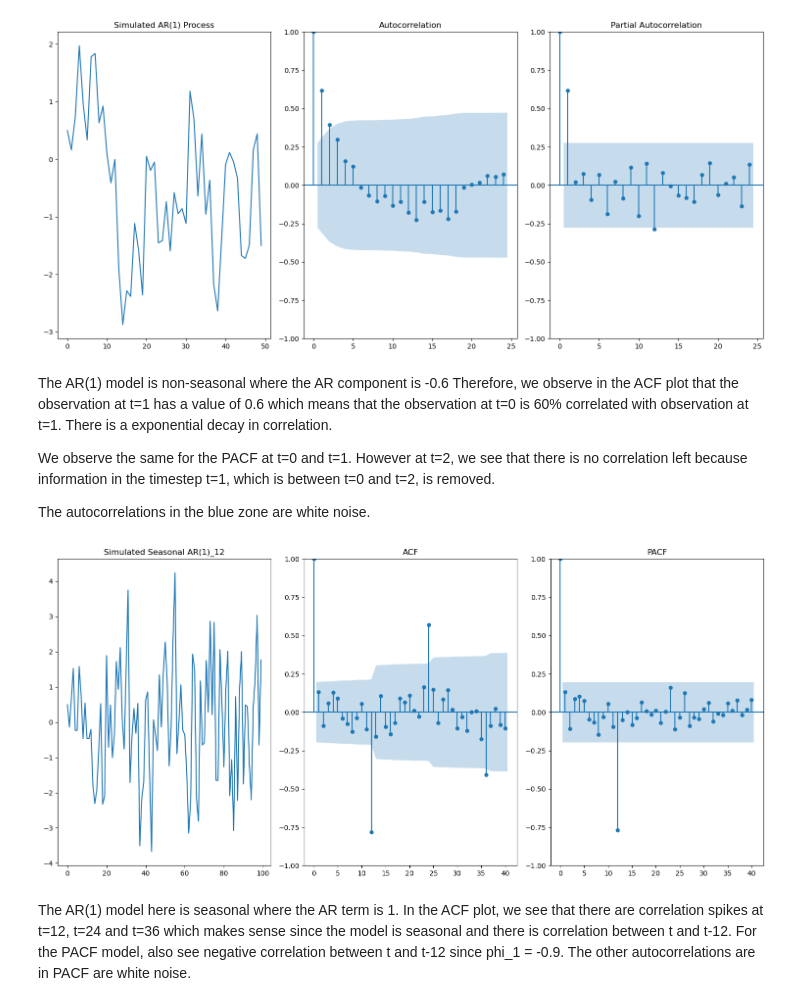
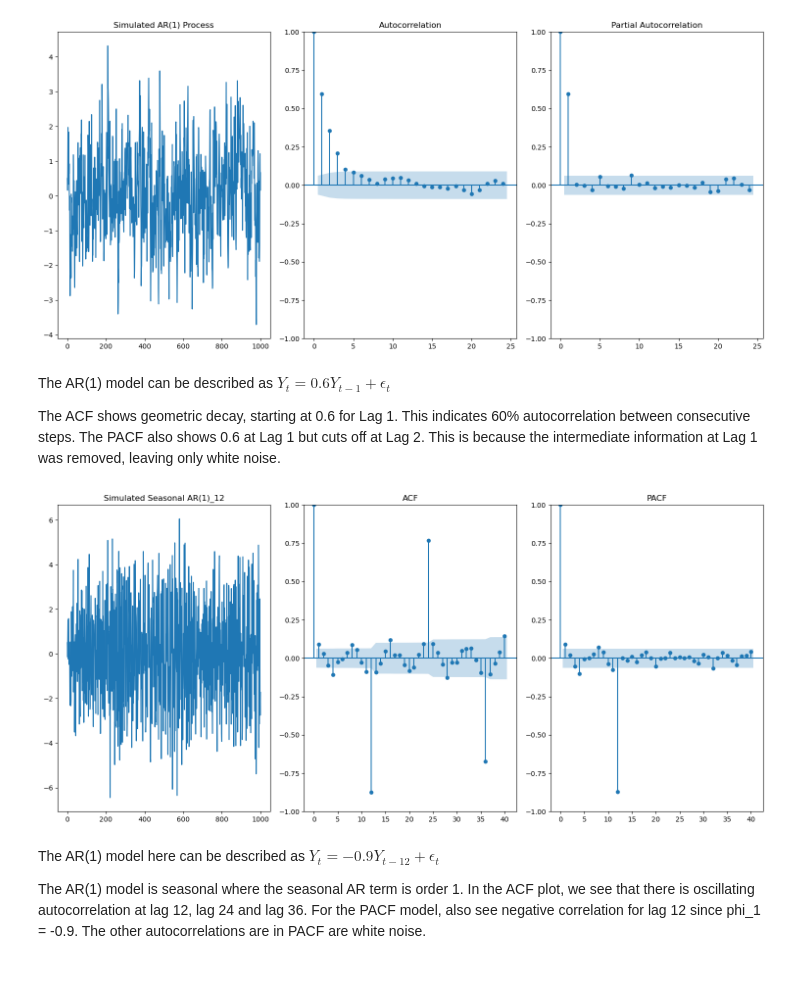
Before and after one commit to Harborg1/Time-Series-Analysis, a Jupyter notebook: Assignment 2/assignment_2.ipynb, the cells around one changed output. Saved outputs shown, nothing was run; the diff lists cells and outputs as text; code cells hidden in the pictures; blank space fills up the shorter version.

```diff
--- a/Assignment 2/assignment_2.ipynb
+++ b/Assignment 2/assignment_2.ipynb
@@ -14,52 +14,50 @@ from statsmodels.graphics.tsaplots import plot_acf, plot_pacf
 # %%
 #2.1
 # 1. Define parameters
 phi_1 = 0.6
 ar = np.array([1, -phi_1]) # AR polynomial: [1, -0.6]
 ma = np.array([1])         # MA polynomial: [1]
 
 # 2. Simulate the process (e.g., 300 observations)
 np.random.seed(42) # For reproducibility
-y = arma_generate_sample(ar, ma, nsample=50)
+y = arma_generate_sample(ar, ma, nsample=1000)
 
 # 3. Plotting (as requested in instructions)
 fig, axes = plt.subplots(1, 3, figsize=(15,7))
 
 # Time Series Plot
 axes[0].plot(y)
 axes[0].set_title("Simulated AR(1) Process")
 
 # ACF Plot (up to lag 24 to see seasonal behavior)
 plot_acf(y, lags=24, ax=axes[1])
 
 # PACF Plot
 plot_pacf(y, lags=24, ax=axes[2])
 
 plt.tight_layout()
 plt.show()
 # %% [output]
-[figure, old version]
+[figure, new version]
 # %% [markdown]
-The AR(1) model is non-seasonal
-where the AR component is -0.6 Therefore, we observe in the ACF plot that the observation at t=1 has a value of 0.6 which means that the observation at t=0 is 60% correlated with observation at t=1. There is a exponential decay in correlation.
+The AR(1) model can be described as $Y_t = 0.6Y_{t-1} + \epsilon_t$
 
-We observe the same for the PACF at t=0 and t=1. However at t=2, we see that there is no correlation left because information in the timestep t=1, which is between t=0 and t=2, is removed.
 
-The autocorrelations in the blue zone are white noise.
+The ACF shows geometric decay, starting at 0.6 for Lag 1. This indicates 60% autocorrelation between consecutive steps. The PACF also shows 0.6 at Lag 1 but cuts off at Lag 2. This is because the intermediate information at Lag 1 was removed, leaving only white noise.
 # %%
 
 # Model: (0,0,0) x (1,0,0)_12 with Phi_1 = -0.9
-phi_seasonal = -0.9
+phi_1 = -0.9
 # Create the AR polynomial: [1, 0, 0, 0, 0, 0, 0, 0, 0, 0, 0, 0, -(-0.9)]
 ar = np.zeros(13)
 ar[0] = 1
-ar[12] = -phi_seasonal  # Sign is flipped for arma_generate_sample
+ar[12] = -phi_1  # Sign is flipped for arma_generate_sample
 
 ma = np.array([1])
 
 # 2. Simulate
 np.random.seed(42)
-y = arma_generate_sample(ar, ma, nsample=100)
+y = arma_generate_sample(ar, ma, nsample=1000)
 
 # 3. Plotting
 fig, axes = plt.subplots(1, 3, figsize=(15, 7))
@@ -74,6 +72,8 @@ plot_pacf(y, lags=40, ax=axes[2], title="PACF")
 plt.tight_layout()
 plt.show()
 # %% [output]
-[figure, old version]
+[figure, new version]
 # %% [markdown]
-The AR(1) model here is seasonal where the AR term is 1. In the ACF plot, we see that there are correlation spikes at t=12, t=24 and t=36 which makes sense since the model is seasonal and there is correlation between t and t-12. For the PACF model, also see negative correlation between t and t-12 since phi_1 = -0.9. The other autocorrelations are in PACF are white noise.
+The AR(1) model here can be described as $Y_t = -0.9Y_{t-12} + \epsilon_t$
+
+The AR(1) model is seasonal where the seasonal AR term is order 1. In the ACF plot, we see that there is oscillating autocorrelation at lag 12, lag 24 and lag 36. For the PACF model, also see negative correlation for lag 12 since phi_1 = -0.9. The other autocorrelations are in PACF are white noise.
```
Also changed, not shown: parts of 3 cells of this notebook.
